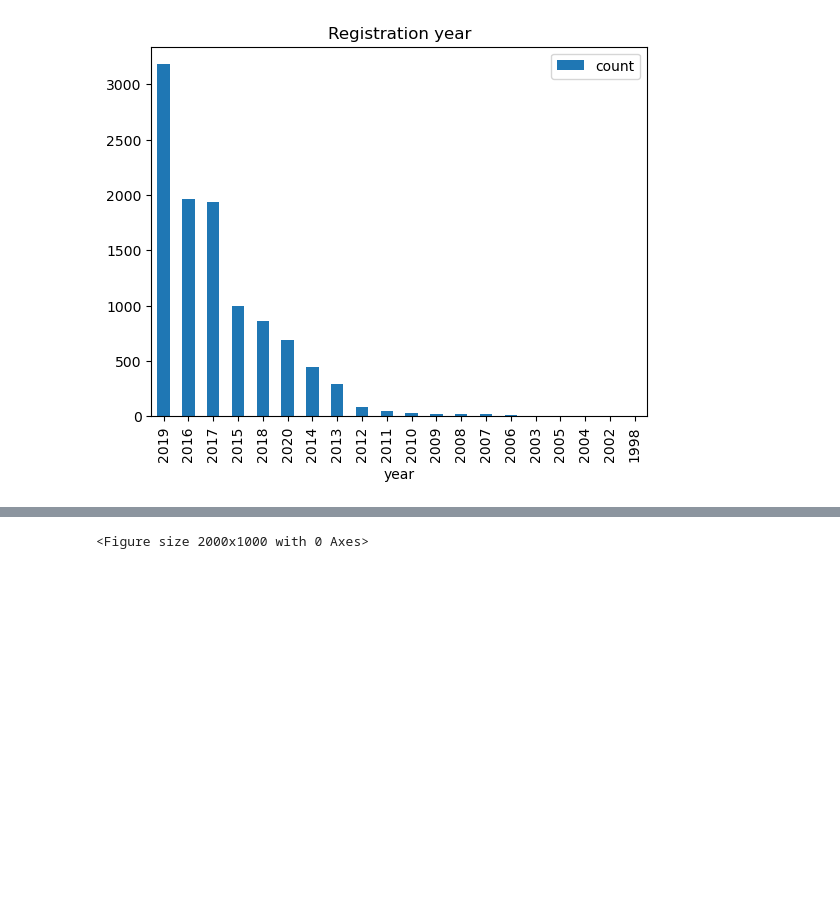
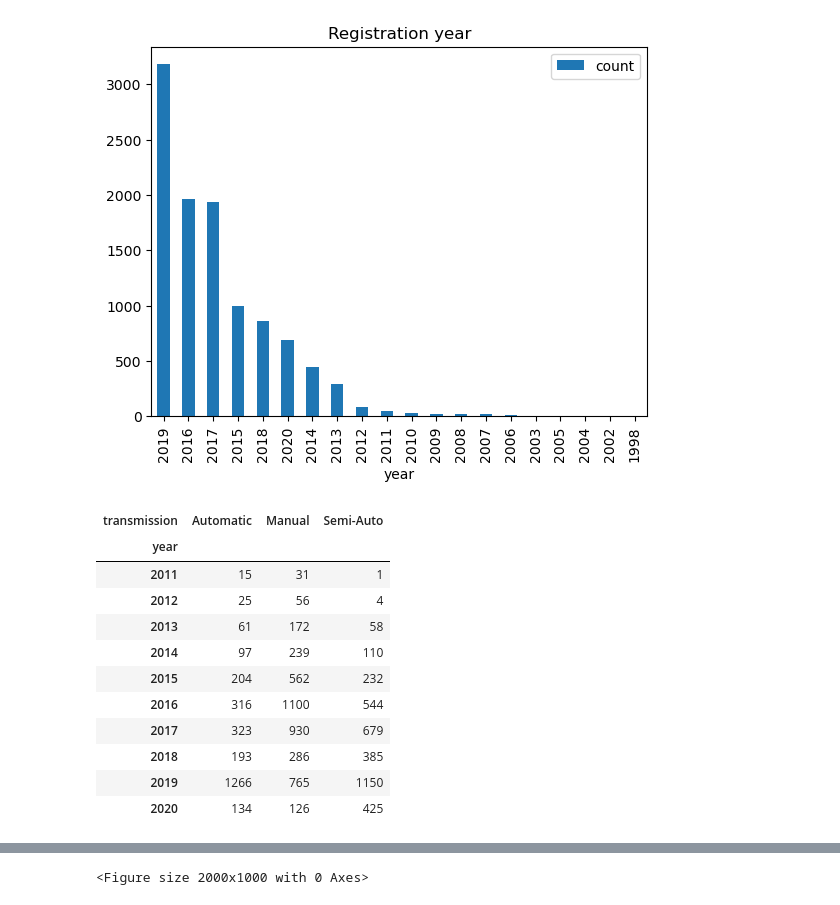
Before and after one commit to Manillin/Notes, a Jupyter notebook: masters/BigDataAnalytics/Lab/eda4/EDA4_example.ipynb, the cells around one changed output, grey strips where cells are left out. Cells and saved outputs as stored; diff of their text form; code cells hidden in the pictures; blank space fills up the shorter version.

```diff
--- a/masters/BigDataAnalytics/Lab/eda4/EDA4_example.ipynb
+++ b/masters/BigDataAnalytics/Lab/eda4/EDA4_example.ipynb
@@ -187,6 +187,23 @@ plt.show()
 # %% [output]
 <Figure size 1500x500 with 0 Axes>
 [figure]
+# %%
+df_audi_cut=df_audi.loc[df_audi['year']>2010] # auto immatricolate dopo 2010
+grouped_data = df_audi_cut.groupby(["year", "transmission"]).size().unstack(fill_value=0)
+grouped_data
+# %% [output]
+| transmission | Automatic | Manual | Semi-Auto |
+| year |  |  |  |
+| 2011 | 15 | 31 | 1 |
+| 2012 | 25 | 56 | 4 |
+| 2013 | 61 | 172 | 58 |
+| 2014 | 97 | 239 | 110 |
+| 2015 | 204 | 562 | 232 |
+| 2016 | 316 | 1100 | 544 |
+| 2017 | 323 | 930 | 679 |
+| 2018 | 193 | 286 | 385 |
+| 2019 | 1266 | 765 | 1150 |
+| 2020 | 134 | 126 | 425 |
 # %%
 ## inspect distribution of transmission variable per year
 
```
Also changed, not shown: parts of 4 cells of this notebook, 1 other file.
